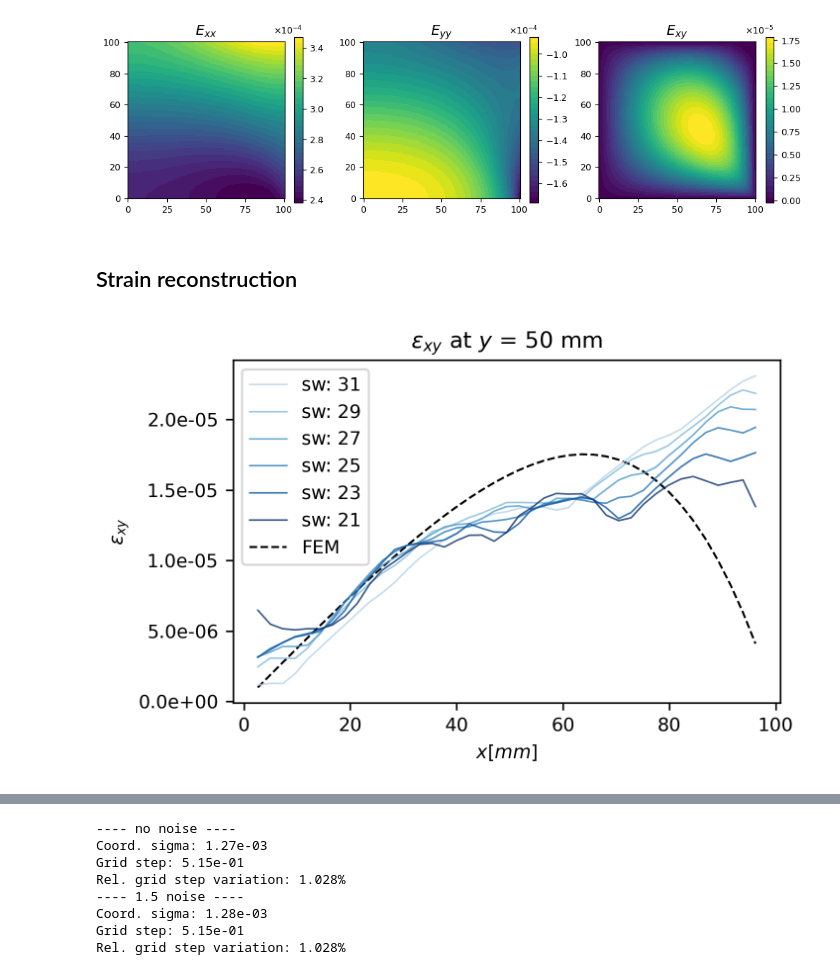
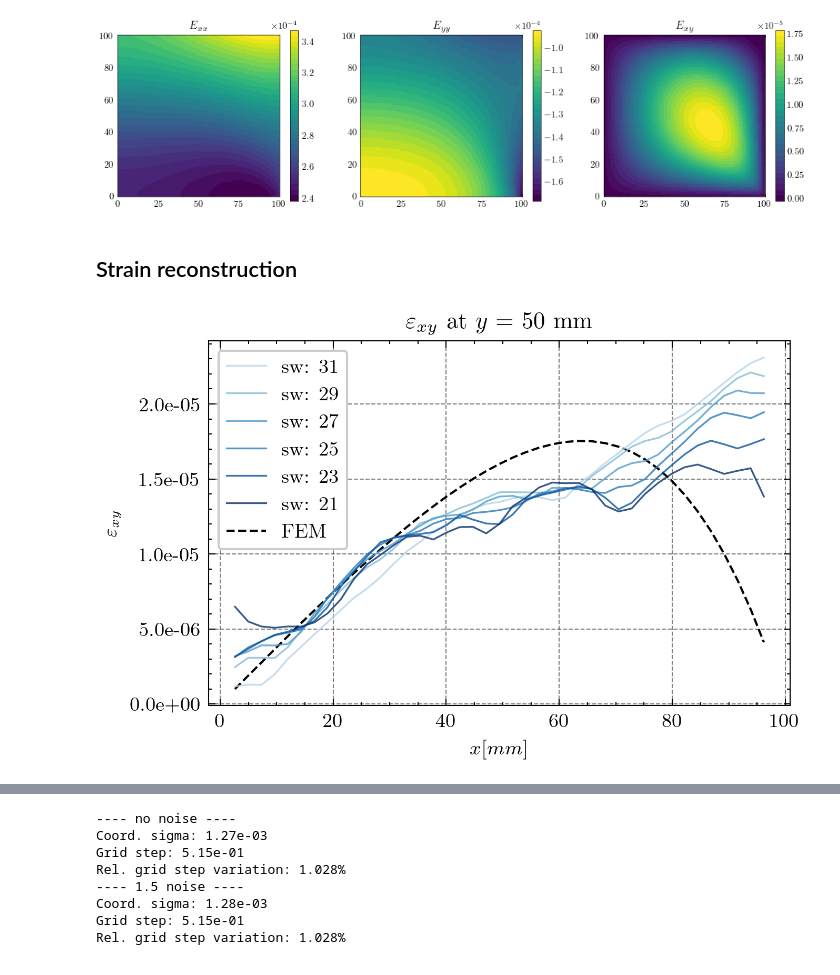
Before and after one commit to bonneted/PINN-MT2.0, a Jupyter notebook: 1_side_loaded_plate/2_noise_study/dic_study.ipynb, the cells around one changed output, grey strips where cells are left out. Cells and saved outputs as stored; diff of their text form; code cells hidden in the pictures.

Commit message:
latex plotting

```diff
--- a/1_side_loaded_plate/2_noise_study/dic_study.ipynb
+++ b/1_side_loaded_plate/2_noise_study/dic_study.ipynb
@@ -4,8 +4,8 @@ from scipy.interpolate import RegularGridInterpolator
 from matplotlib.colors import ListedColormap
 import matplotlib.ticker as ticker
 import matplotlib.pyplot as plt
-# import scienceplots  # optional, requires latex
-# plt.style.use(['science', 'grid'])
+import scienceplots  # optional, requires latex
+plt.style.use(['science', 'grid'])
 # %%
 # Load solution
 plate_size = 100 # mm
@@ -52,35 +52,35 @@ def pcolor_plot(AX, X, Y, C, title,colormap="copper",set_axis = 'on',colorbar=Tr
     formatter.set_powerlimits((-3, 3))
     if len(kwargs) == 0:
         im = AX.pcolor(X, Y, C, cmap=colormap,shading='auto')
     else:
         cmin = kwargs["cmin"]
         cmax = kwargs["cmax"]
         im = AX.pcolor(X, Y, C, cmap=colormap, vmin=cmin, vmax=cmax,shading='auto')
     AX.set_aspect("equal", "box")
     AX.axis(set_axis)
-    AX.set_title(title, fontsize=14)
+    AX.set_title(title)
     fig.colorbar(im, ax=AX, format=formatter)
     return im
 
 cmap = plt.get_cmap('viridis')
 num_colors = 30
 color_values = [cmap(i) for i in np.linspace(0, 1, num_colors)]
 cmap = ListedColormap(color_values)
 
 n_plot_points = 177
 x_plot = np.linspace(0, plate_size, n_plot_points)
 y_plot = np.linspace(0, plate_size, n_plot_points)
 X, Y = np.meshgrid(x_plot, y_plot)
 X_grid = np.hstack((X.flatten()[:, None], Y.flatten()[:, None]))
 
 strain_plot = strain_fn(X_grid[:, 0], X_grid[:, 1])
 
 fig, ax = plt.subplots(1, 3, figsize=(12, 3))
 im = pcolor_plot(ax[0], X, Y, strain_plot[:,0].reshape(X.shape), r"$E_{xx}$",colormap=cmap)
 im = pcolor_plot(ax[1], X, Y, strain_plot[:,1].reshape(X.shape), r"$E_{yy}$",colormap=cmap)
 im = pcolor_plot(ax[2], X, Y, strain_plot[:,2].reshape(X.shape), r"$E_{xy}$",colormap=cmap)
 # %% [output]
-[figure, old version]
+[figure, new version]
 # %% [markdown]
 ## Strain reconstruction
 # %%
@@ -196,7 +196,7 @@ plt.show()
 
 # fig.savefig(f"figures/{camera_resolution}_{field_name}_slice_y_{y_slice}mm.png", dpi=300, bbox_inches='tight')
 # %% [output]
-[figure, old version]
+[figure, new version]
 # %%
 fig.savefig(f"figures/{camera_resolution}_{field_name}_slice_y_{y_slice}mm.png", dpi=300, bbox_inches='tight')
 # %%
```
Also changed, not shown: parts of 5 cells of this notebook, 1 other file.
